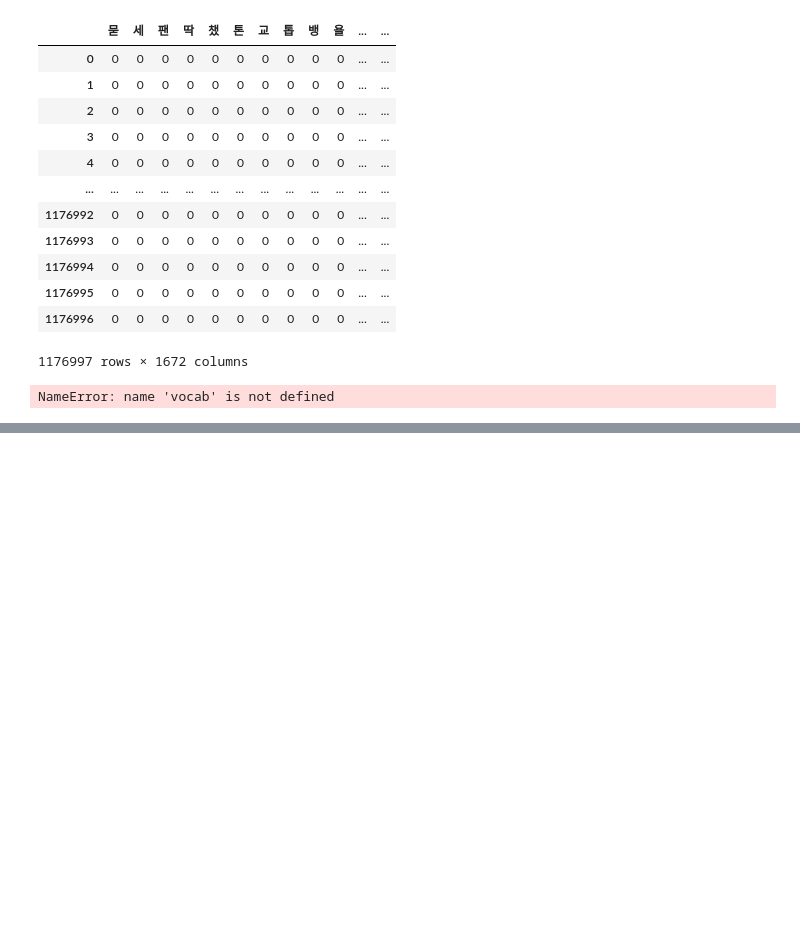
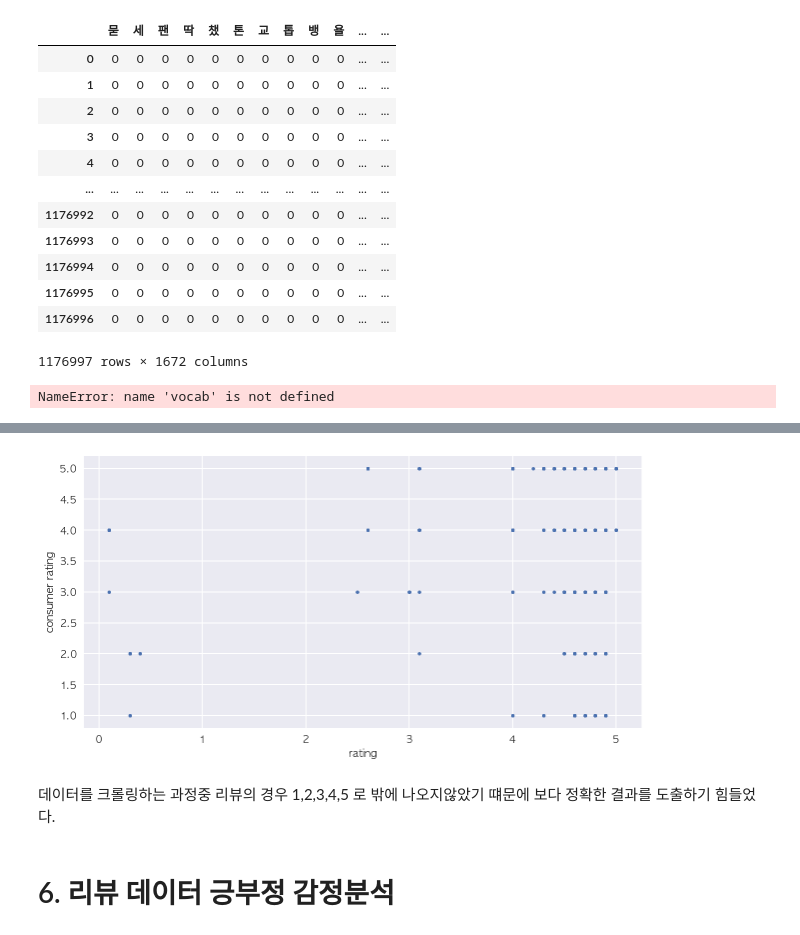
Before and after one commit to Generalleejaemo/Musinsa-Analysis, a Jupyter notebook: Analysis/musinsa.ipynb, the cells around one changed output, grey strips where cells are left out. Cells and saved outputs as stored; diff of their text form; code cells hidden in the pictures; blank space fills up the shorter version.

```diff
--- a/Analysis/musinsa.ipynb
+++ b/Analysis/musinsa.ipynb
@@ -631,0 +651,2 @@ NameError: name 'vocab' is not defined
+# %%
+reviews_rating = reviews.loc[:, ['rating', 'consumer rating']]
@@ -631,0 +669,10 @@ NameError: name 'vocab' is not defined
+# %%
+reviews_rating.plot(kind='scatter', x='rating', y='consumer rating', s=10, figsize=(10, 5)) # 컬러, 점크기
+plt.show()
+plt.close()
+# %% [output]
+[figure, added]
+# %% [markdown]
+데이터를 크롤링하는 과정중 리뷰의 경우 1,2,3,4,5 로 밖에 나오지않았기 떄문에 보다 정확한 결과를 도출하기 힘들었다.
+# %% [markdown]
+# 6. 리뷰 데이터 긍부정 감정분석
```
Also changed, not shown: parts of 105 cells of this notebook, 8 other files.
